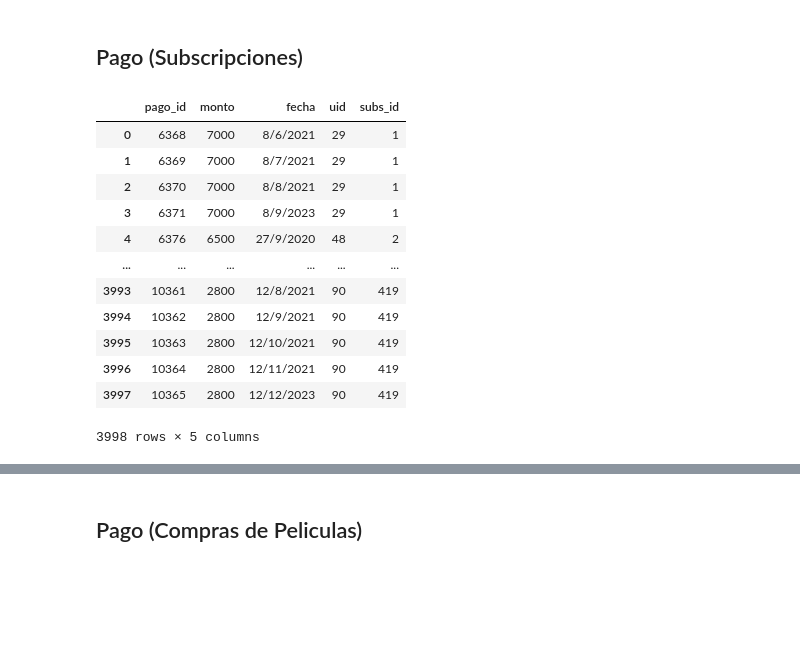
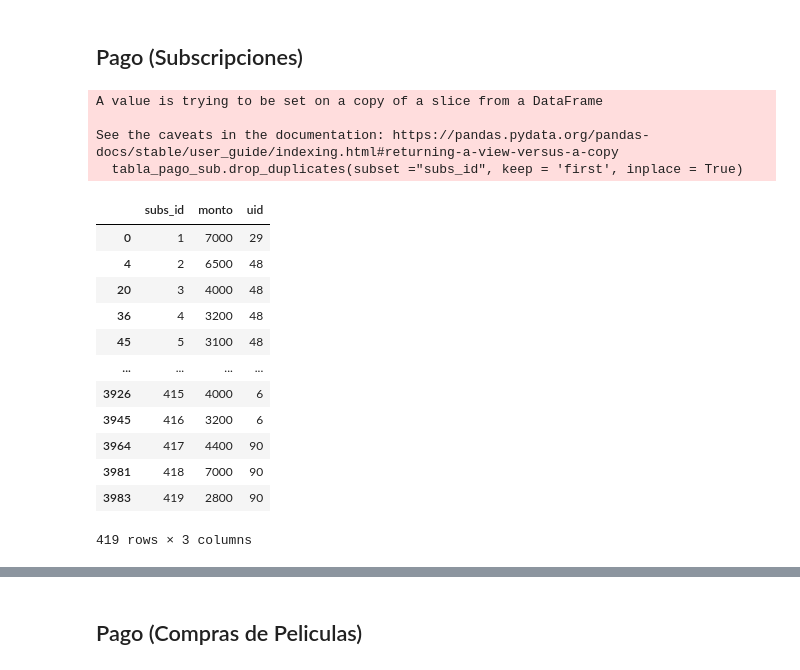
Before and after one commit to VicenteGarayR/Gatos-de-base, a Jupyter notebook: Entrega3/CSV/data_impar.ipynb, the cells around one changed output, grey strips where cells are left out. Cells and saved outputs as stored; diff of their text form; code cells hidden in the pictures; blank space fills up the shorter version.

Commit message:
CSV data

```diff
--- a/Entrega3/CSV/data_impar.ipynb
+++ b/Entrega3/CSV/data_impar.ipynb
@@ -331,19 +331,25 @@ See the caveats in the documentation: https://pandas.pydata.org/pandas-docs/stab
 # %%
 pago_sub = df_pago[df_pago['pid'].isna()]
 pago_sub = pago_sub.drop(columns=['pid', 'pro_id'])
 pago_sub["subs_id"] = pago_sub["subs_id"].astype(int)
-pago_sub
+tabla_pago_sub = pago_sub[['subs_id', 'monto', 'uid']]
+tabla_pago_sub.drop_duplicates(subset ="subs_id", keep = 'first', inplace = True)
+tabla_pago_sub #PK: subs_id
 # %% [output]
+A value is trying to be set on a copy of a slice from a DataFrame
+
+See the caveats in the documentation: https://pandas.pydata.org/pandas-docs/stable/user_guide/indexing.html#returning-a-view-versus-a-copy
+  tabla_pago_sub.drop_duplicates(subset ="subs_id", keep = 'first', inplace = True)
-|  | pago_id | monto | fecha | uid | subs_id |
-| 0 | 6368 | 7000 | 8/6/2021 | 29 | 1 |
-| 1 | 6369 | 7000 | 8/7/2021 | 29 | 1 |
-| 2 | 6370 | 7000 | 8/8/2021 | 29 | 1 |
-| 3 | 6371 | 7000 | 8/9/2023 | 29 | 1 |
-| 4 | 6376 | 6500 | 27/9/2020 | 48 | 2 |
-| ... | ... | ... | ... | ... | ... |
-| 3993 | 10361 | 2800 | 12/8/2021 | 90 | 419 |
-| 3994 | 10362 | 2800 | 12/9/2021 | 90 | 419 |
-| 3995 | 10363 | 2800 | 12/10/2021 | 90 | 419 |
-| 3996 | 10364 | 2800 | 12/11/2021 | 90 | 419 |
-| 3997 | 10365 | 2800 | 12/12/2023 | 90 | 419 |
+|  | subs_id | monto | uid |
+| 0 | 1 | 7000 | 29 |
+| 4 | 2 | 6500 | 48 |
+| 20 | 3 | 4000 | 48 |
+| 36 | 4 | 3200 | 48 |
+| 45 | 5 | 3100 | 48 |
+| ... | ... | ... | ... |
+| 3926 | 415 | 4000 | 6 |
+| 3945 | 416 | 3200 | 6 |
+| 3964 | 417 | 4400 | 90 |
+| 3981 | 418 | 7000 | 90 |
+| 3983 | 419 | 2800 | 90 |
-3998 rows × 5 columns
+419 rows × 3 columns
```
Also changed, not shown: parts of 5 cells of this notebook, 5 other files.
